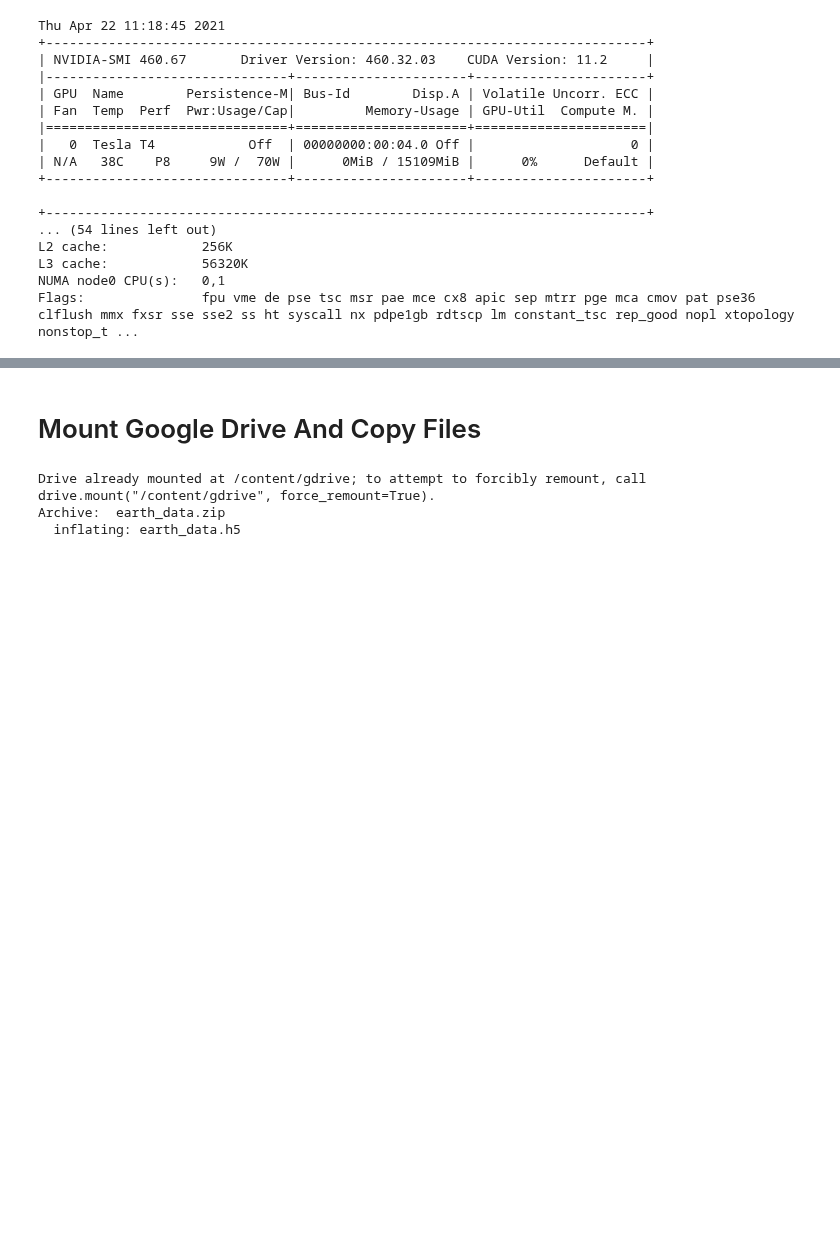
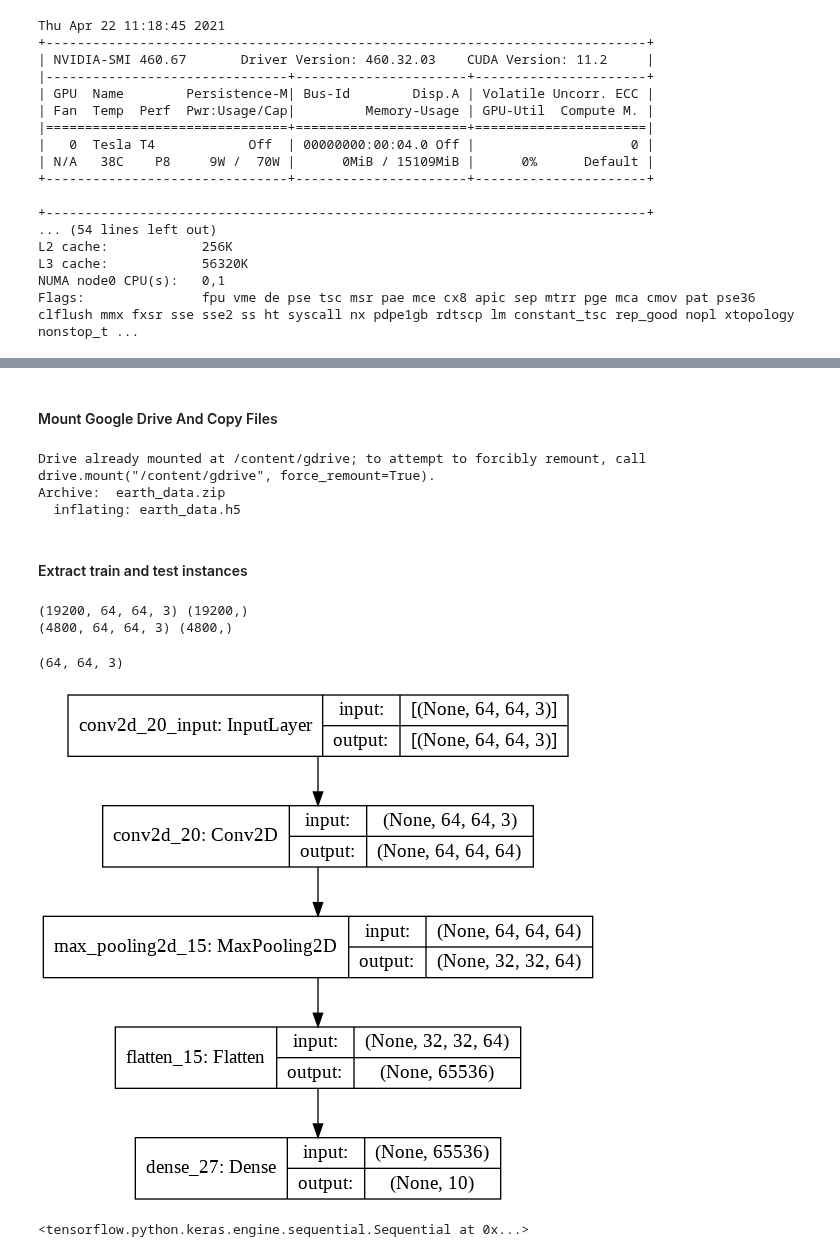
Before and after one commit to rajbircit/assignments, a Jupyter notebook: dl_a2/dl_assignment2_master.ipynb, the cells around one changed output, grey strips where cells are left out. Cells and saved outputs as stored; diff of their text form; code cells hidden in the pictures; blank space fills up the shorter version.

```diff
--- a/dl_a2/dl_assignment2_master.ipynb
+++ b/dl_a2/dl_assignment2_master.ipynb
@@ -69,7 +71,7 @@ formatter = logging.Formatter('%(asctime)s - %(name)s - %(levelname)s - %(messag
 handler.setFormatter(formatter)
 root.addHandler(handler)
 # %% [markdown]
-# Mount Google Drive And Copy Files
+#### Mount Google Drive And Copy Files
 # %%
 drive.mount('/content/gdrive')
 
@@ -85,3 +87,41 @@ shutil.copyfile( \
 Drive already mounted at /content/gdrive; to attempt to forcibly remount, call drive.mount("/content/gdrive", force_remount=True).
 Archive:  earth_data.zip
   inflating: earth_data.h5
+# %% [markdown]
+#### Extract train and test instances
+# %%
+def loadDataH5():
+    with h5py.File('/root/imagedata/earth_data.h5','r') as hf:
+        trainX = np.array(hf.get('trainX'))
+        trainY = np.array(hf.get('trainY'))
+        valX = np.array(hf.get('valX'))
+        valY = np.array(hf.get('valY'))
+        print (trainX.shape,trainY.shape)
+        print (valX.shape,valY.shape)
+        return trainX, trainY, valX, valY
+
+trainX, trainY, valX, valY = loadDataH5()
+# %% [output]
+(19200, 64, 64, 3) (19200,)
+(4800, 64, 64, 3) (4800,)
+# %%
+import IPython
+class BaselineShallowNet:
+    @staticmethod
+    def build():
+        inputShape = trainX[0].shape
+        model = tf.keras.Sequential()
+        model.add(tf.keras.layers.Conv2D(64, (3,3), padding='same', \
+                  input_shape=inputShape, activation='relu'))
+        model.add(tf.keras.layers.MaxPooling2D(2, 2,))
+        model.add(tf.keras.layers.Flatten())
+        model.add(tf.keras.layers.Dense(10, activation='softmax'))
+        plot = tf.keras.utils.plot_model(model, show_shapes=True, expand_nested=True)
+        IPython.display.display(plot)
+        return model
+
+BaselineShallowNet.build()
+# %% [output]
+(64, 64, 3)
+[figure, added]
+<tensorflow.python.keras.engine.sequential.Sequential at 0x...>
```
Also changed, not shown: parts of 3 cells of this notebook.
